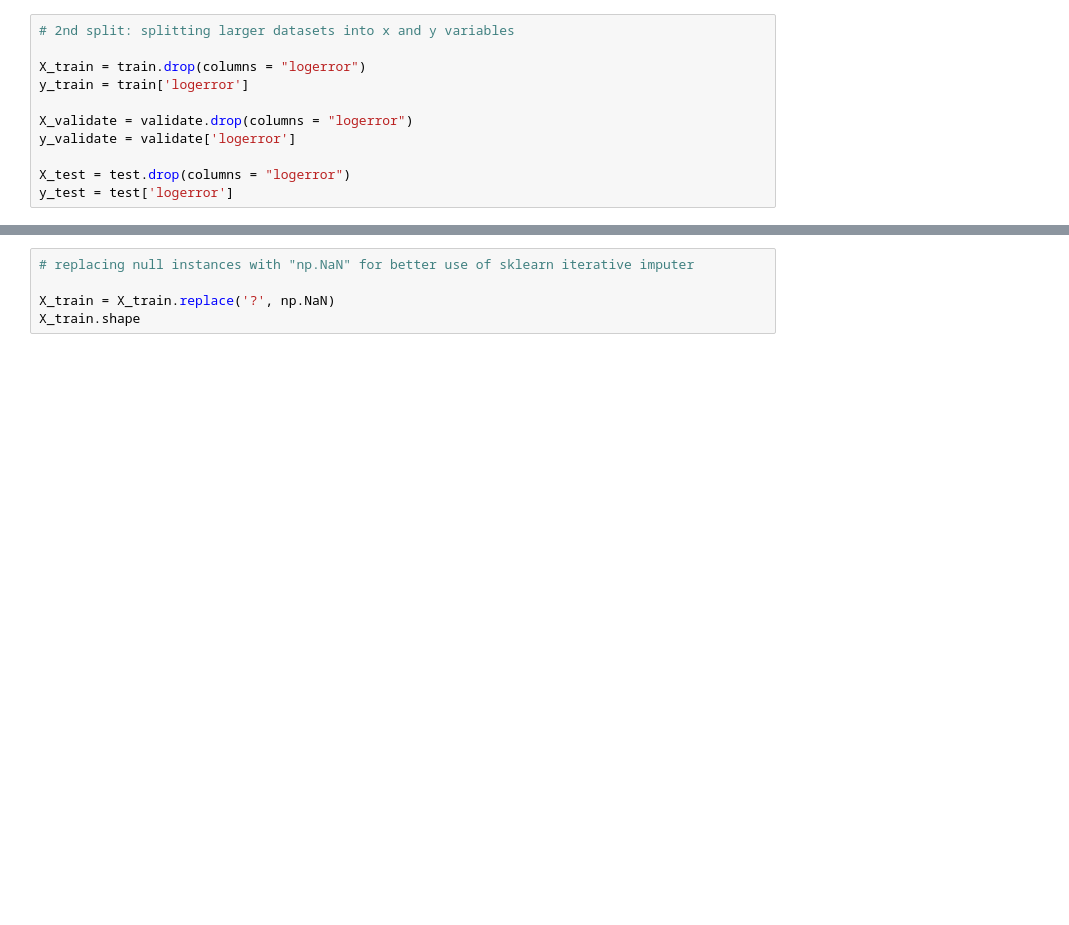
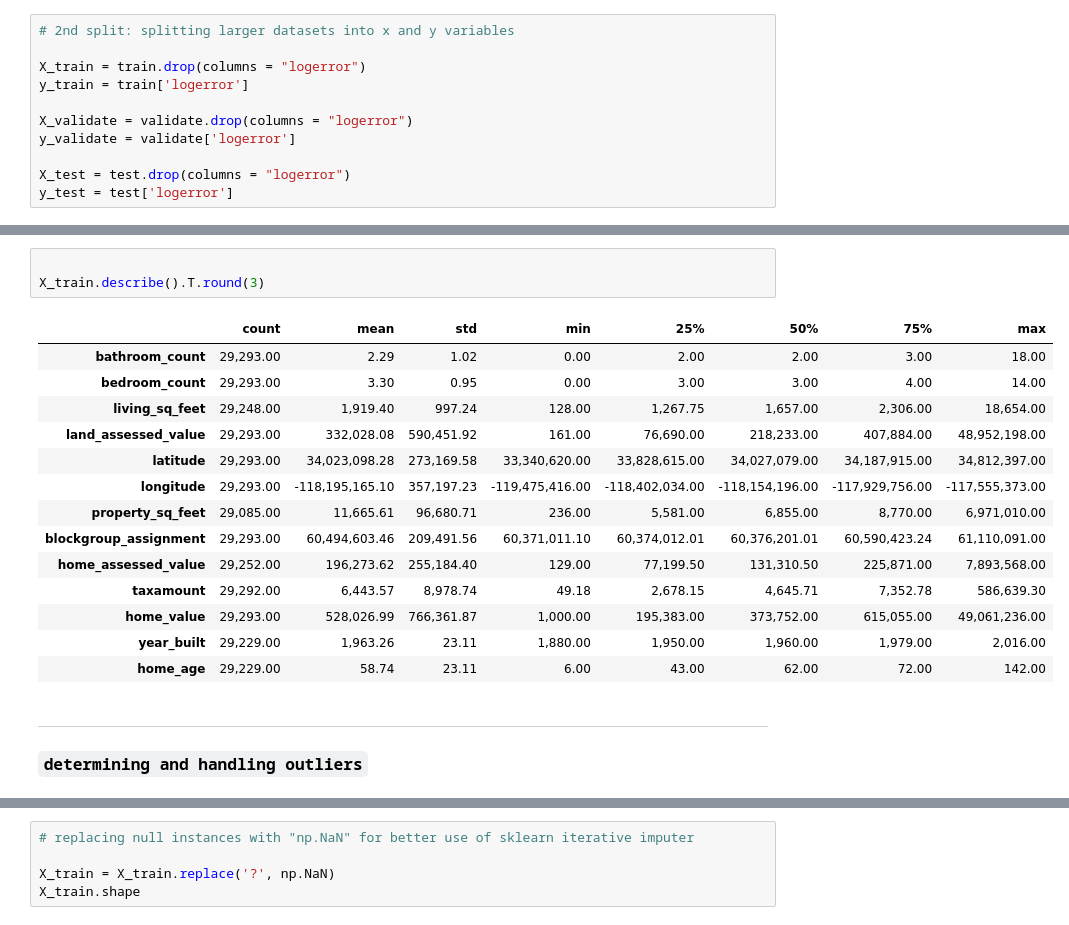
Before and after one commit to mijailmariano/clustering-exercises, a Jupyter notebook: explore_zillow.ipynb, the cells around one changed output, grey strips where cells are left out. Saved outputs shown, nothing was run; the diff lists cells and outputs as text; blank space fills up the shorter version.

````diff
--- a/explore_zillow.ipynb
+++ b/explore_zillow.ipynb
@@ -217,0 +199,21 @@ nulls_in_X
+# %%
+
+X_train.describe().T.round(3)
+# %% [output]
+|  | count | mean | std | min | 25% | 50% | 75% | max |
+| bathroom_count | 29,293.00 | 2.29 | 1.02 | 0.00 | 2.00 | 2.00 | 3.00 | 18.00 |
+| bedroom_count | 29,293.00 | 3.30 | 0.95 | 0.00 | 3.00 | 3.00 | 4.00 | 14.00 |
+| living_sq_feet | 29,248.00 | 1,919.40 | 997.24 | 128.00 | 1,267.75 | 1,657.00 | 2,306.00 | 18,654.00 |
+| land_assessed_value | 29,293.00 | 332,028.08 | 590,451.92 | 161.00 | 76,690.00 | 218,233.00 | 407,884.00 | 48,952,198.00 |
+| latitude | 29,293.00 | 34,023,098.28 | 273,169.58 | 33,340,620.00 | 33,828,615.00 | 34,027,079.00 | 34,187,915.00 | 34,812,397.00 |
+| longitude | 29,293.00 | -118,195,165.10 | 357,197.23 | -119,475,416.00 | -118,402,034.00 | -118,154,196.00 | -117,929,756.00 | -117,555,373.00 |
+| property_sq_feet | 29,085.00 | 11,665.61 | 96,680.71 | 236.00 | 5,581.00 | 6,855.00 | 8,770.00 | 6,971,010.00 |
+| blockgroup_assignment | 29,293.00 | 60,494,603.46 | 209,491.56 | 60,371,011.10 | 60,374,012.01 | 60,376,201.01 | 60,590,423.24 | 61,110,091.00 |
+| home_assessed_value | 29,252.00 | 196,273.62 | 255,184.40 | 129.00 | 77,199.50 | 131,310.50 | 225,871.00 | 7,893,568.00 |
+| taxamount | 29,292.00 | 6,443.57 | 8,978.74 | 49.18 | 2,678.15 | 4,645.71 | 7,352.78 | 586,639.30 |
+| home_value | 29,293.00 | 528,026.99 | 766,361.87 | 1,000.00 | 195,383.00 | 373,752.00 | 615,055.00 | 49,061,236.00 |
+| year_built | 29,229.00 | 1,963.26 | 23.11 | 1,880.00 | 1,950.00 | 1,960.00 | 1,979.00 | 2,016.00 |
+| home_age | 29,229.00 | 58.74 | 23.11 | 6.00 | 43.00 | 62.00 | 72.00 | 142.00 |
+# %% [markdown]
+----
+### ```determining and handling outliers```
````
Also changed, not shown: parts of 31 cells of this notebook, 3 other files.
